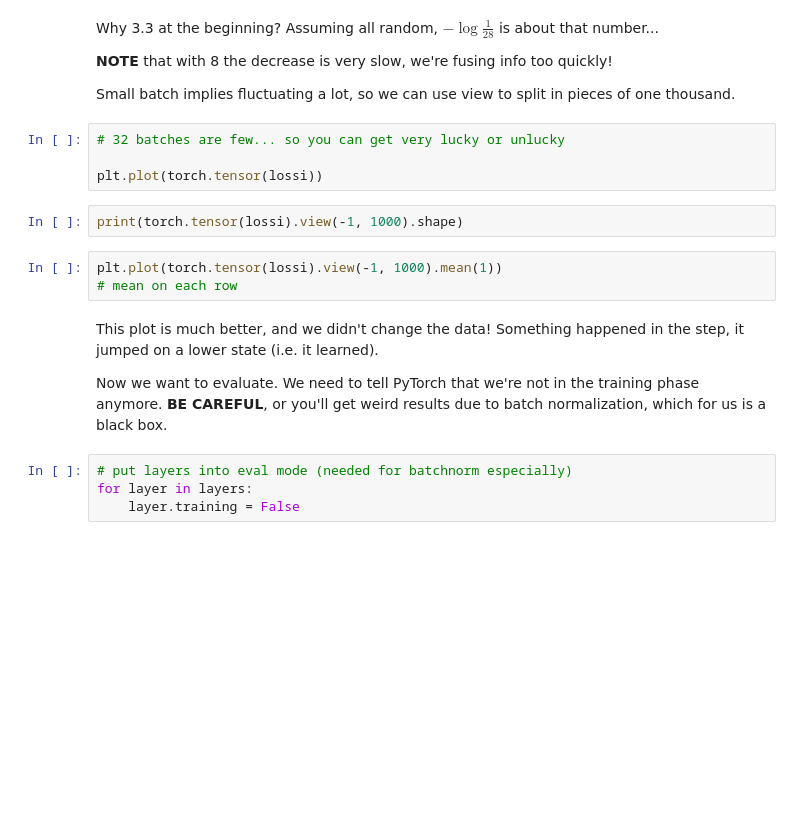
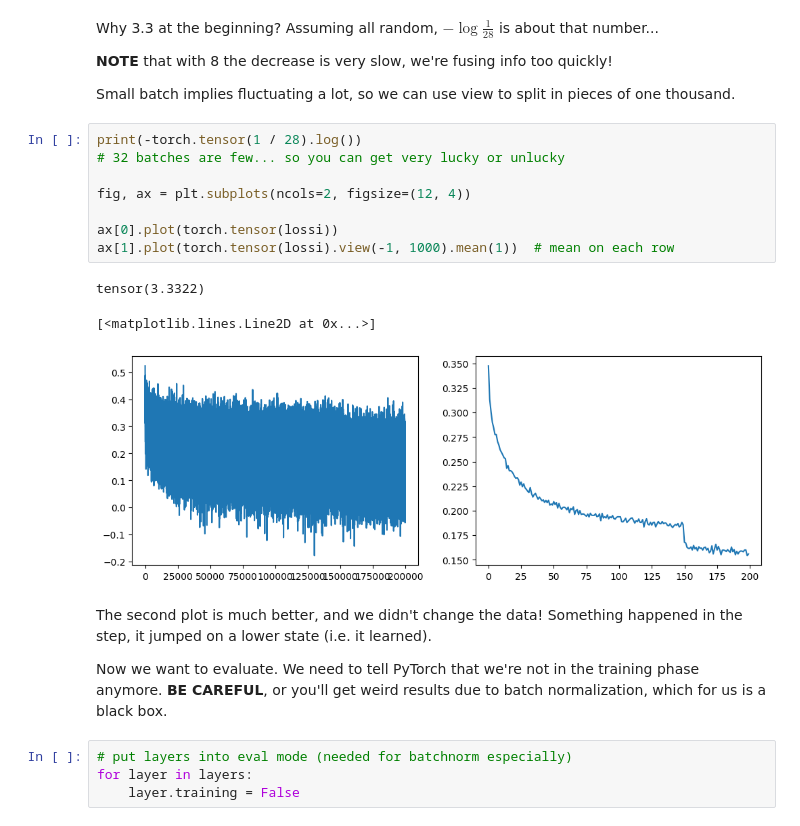
Before and after one commit to ludovicaisa/Physics_Unibo, a Jupyter notebook: src/Models_and_Numerical_Methods/convolutional_network.ipynb, the cells around one changed output. Cells and saved outputs as stored; diff of their text form; blank space fills up the shorter version.

```diff
--- a/src/Models_and_Numerical_Methods/convolutional_network.ipynb
+++ b/src/Models_and_Numerical_Methods/convolutional_network.ipynb
@@ -309,16 +366,19 @@ Assuming all random, $-\log\frac{1}{28}$ is about that number...
 
 Small batch implies fluctuating a lot, so we can use view to split in pieces of one thousand.
 # %%
+print(-torch.tensor(1 / 28).log())
 # 32 batches are few... so you can get very lucky or unlucky
 
-plt.plot(torch.tensor(lossi))
+fig, ax = plt.subplots(ncols=2, figsize=(12, 4))
+
+ax[0].plot(torch.tensor(lossi))
+ax[1].plot(torch.tensor(lossi).view(-1, 1000).mean(1))  # mean on each row
+# %% [output]
+tensor(3.3322)
+[<matplotlib.lines.Line2D at 0x...>]
+[figure, added]
-# %%
-print(torch.tensor(lossi).view(-1, 1000).shape)
-# %%
-plt.plot(torch.tensor(lossi).view(-1, 1000).mean(1))
-# mean on each row
 # %% [markdown]
-This plot is much better, and we didn't change the data!
+The second plot is much better, and we didn't change the data!
 Something happened in the step, it jumped on a lower state (i.e. it learned).
 
 Now we want to evaluate.
```
Also changed, not shown: parts of 40 cells of this notebook, 4 other files.
